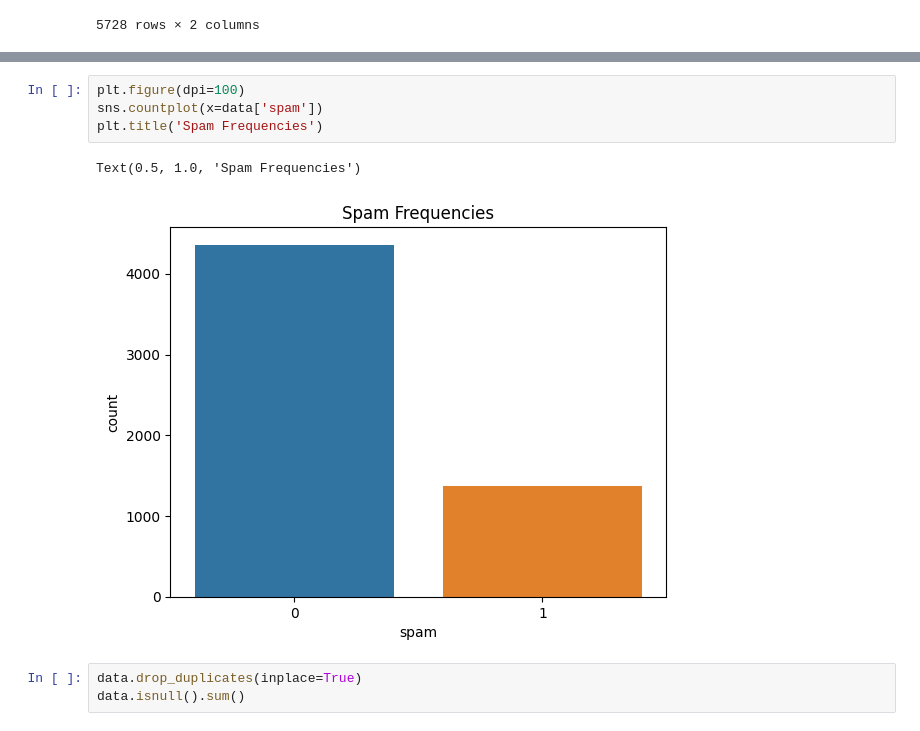
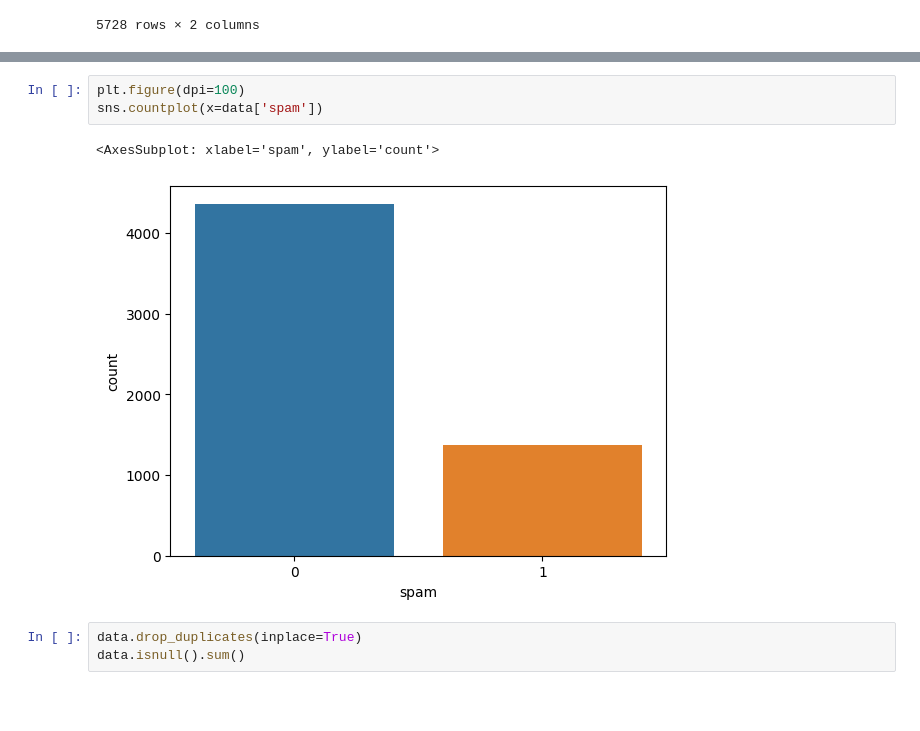
Before and after one commit to mayaraayat/Email-Spam-Detector, a Jupyter notebook: firstdraft.ipynb, the cells around one changed output, grey strips where cells are left out. Drawn from its saved outputs; the diff is of its cells as text; blank space fills up the shorter version.

```diff
--- a/firstdraft.ipynb
+++ b/firstdraft.ipynb
@@ -44,10 +32,9 @@ memory usage: 89.6+ KB
 # %%
 plt.figure(dpi=100)
 sns.countplot(x=data['spam'])
-plt.title('Spam Frequencies')
 # %% [output]
-Text(0.5, 1.0, 'Spam Frequencies')
+<AxesSubplot: xlabel='spam', ylabel='count'>
-[figure, old version]
+[figure, new version]
 # %%
 data.drop_duplicates(inplace=True)
 data.isnull().sum()
```
Also changed, not shown: parts of 1 cell of this notebook.
